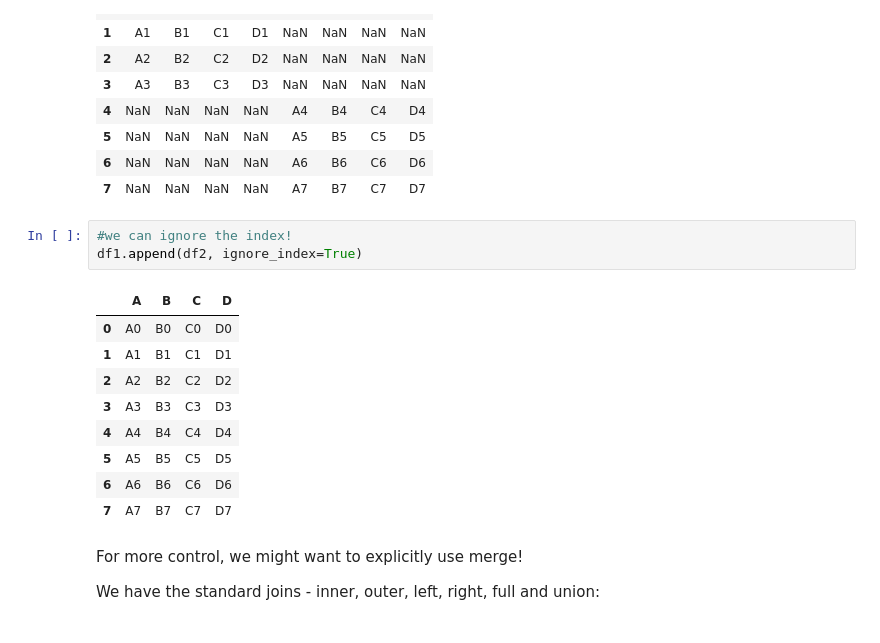
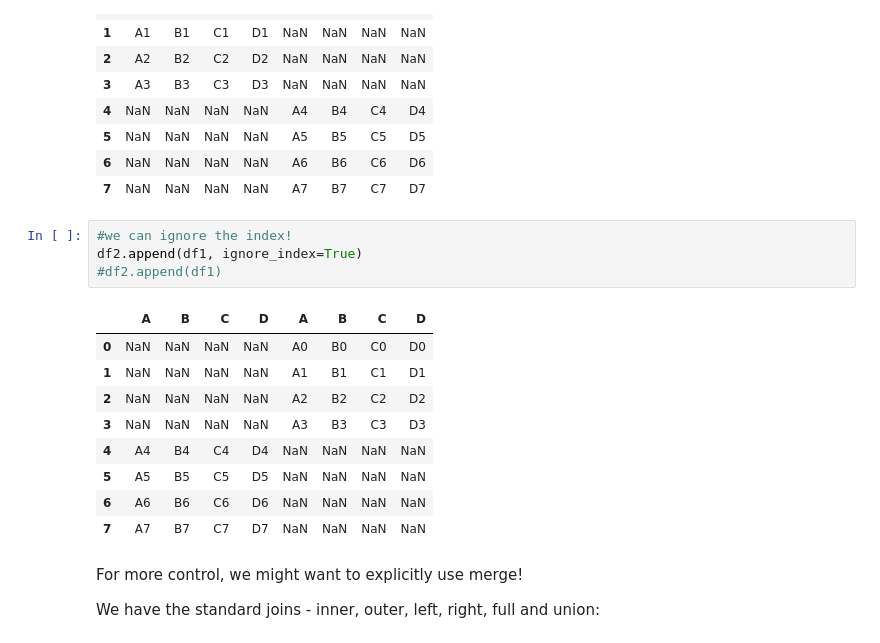
Before and after one commit to jeremycg/pythoncourse, a Jupyter notebook: _site/assets/notebooks/r&d/lesson 04.ipynb, the cells around one changed output. Drawn from its saved outputs; the diff is of its cells as text.

```diff
--- a/_site/assets/notebooks/r&d/lesson 04.ipynb
+++ b/_site/assets/notebooks/r&d/lesson 04.ipynb
@@ -292,17 +302,18 @@ pd.concat([df1, df2], axis = 1)
 | 7 | NaN | NaN | NaN | NaN | A7 | B7 | C7 | D7 |
 # %%
 #we can ignore the index!
-df1.append(df2, ignore_index=True)
+df2.append(df1, ignore_index=True)
+#df2.append(df1)
 # %% [output]
-|  | A | B | C | D |
-| 0 | A0 | B0 | C0 | D0 |
-| 1 | A1 | B1 | C1 | D1 |
-| 2 | A2 | B2 | C2 | D2 |
-| 3 | A3 | B3 | C3 | D3 |
-| 4 | A4 | B4 | C4 | D4 |
-| 5 | A5 | B5 | C5 | D5 |
-| 6 | A6 | B6 | C6 | D6 |
-| 7 | A7 | B7 | C7 | D7 |
+|  | A | B | C | D | A | B | C | D |
+| 0 | NaN | NaN | NaN | NaN | A0 | B0 | C0 | D0 |
+| 1 | NaN | NaN | NaN | NaN | A1 | B1 | C1 | D1 |
+| 2 | NaN | NaN | NaN | NaN | A2 | B2 | C2 | D2 |
+| 3 | NaN | NaN | NaN | NaN | A3 | B3 | C3 | D3 |
+| 4 | A4 | B4 | C4 | D4 | NaN | NaN | NaN | NaN |
+| 5 | A5 | B5 | C5 | D5 | NaN | NaN | NaN | NaN |
+| 6 | A6 | B6 | C6 | D6 | NaN | NaN | NaN | NaN |
+| 7 | A7 | B7 | C7 | D7 | NaN | NaN | NaN | NaN |
 # %% [markdown]
 For more control, we might want to explicitly use merge!
 
```
Also changed, not shown: parts of 10 cells of this notebook, 4 other files.
